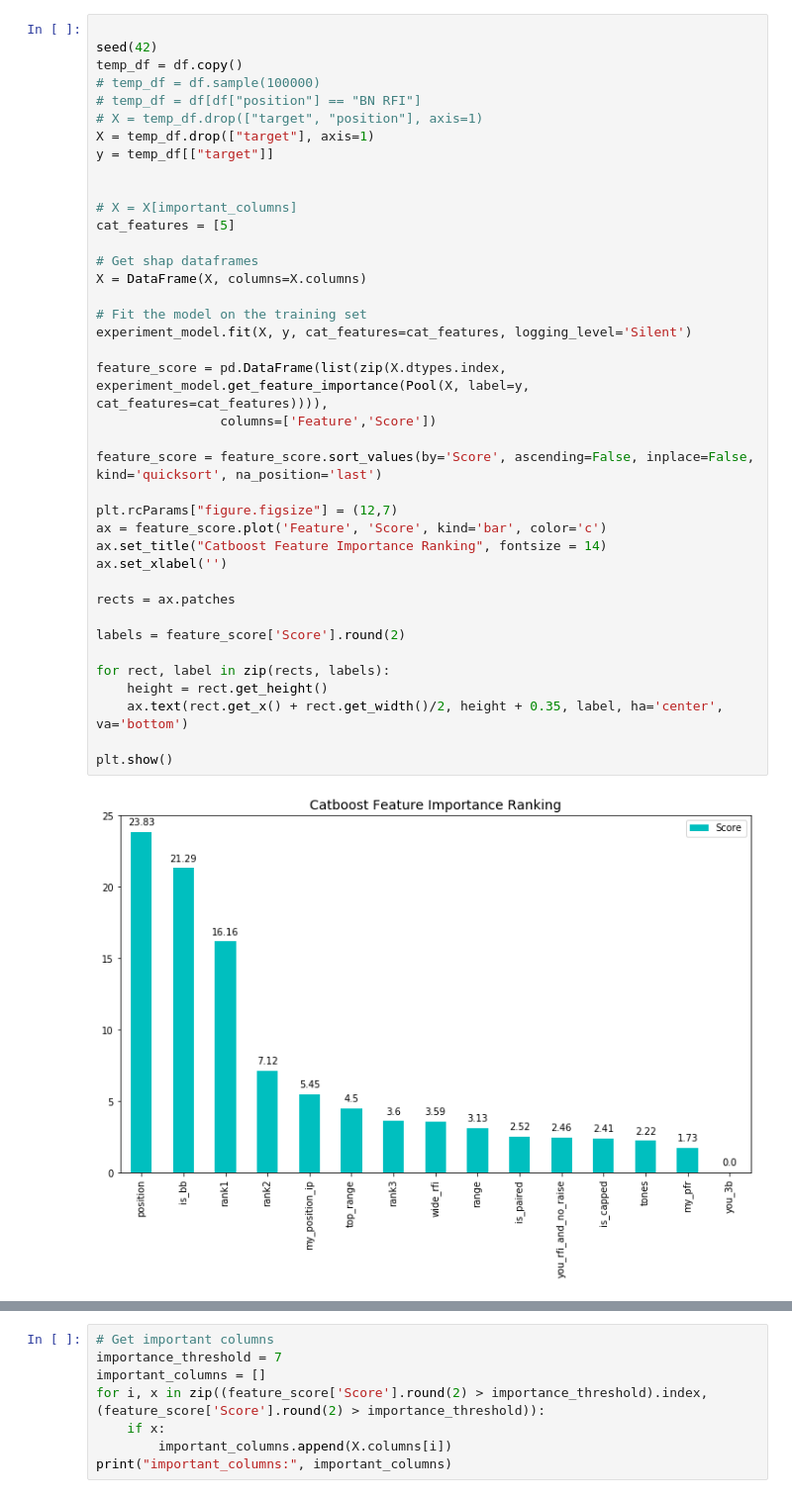
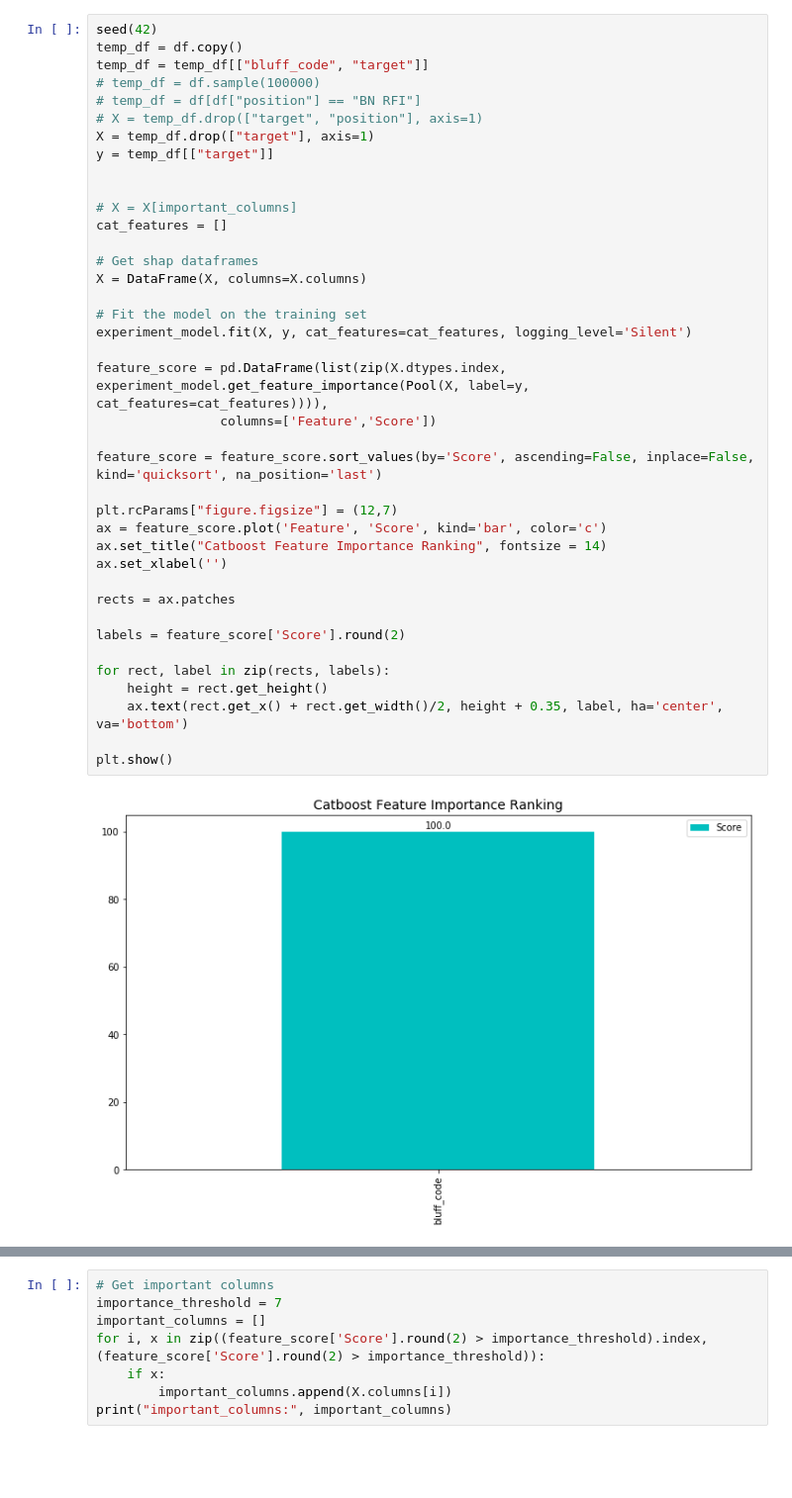
Before and after one commit to Peter-32/hand_study, a Jupyter notebook: notebooks/7.final_ml.ipynb, the cells around one changed output, grey strips where cells are left out. Shown at 99% size. Drawn from its saved outputs; the diff is of its cells as text; blank space fills up the shorter version.

```diff
--- a/notebooks/7.final_ml.ipynb
+++ b/notebooks/7.final_ml.ipynb
@@ -28,7 +33,7 @@ df = pd.read_csv("../data/interim/train.csv")
 # %%
-
 seed(42)
 temp_df = df.copy()
+temp_df = temp_df[["bluff_code", "target"]]
 # temp_df = df.sample(100000)
 # temp_df = df[df["position"] == "BN RFI"]
 # X = temp_df.drop(["target", "position"], axis=1)
@@ -37,35 +42,35 @@ y = temp_df[["target"]]
 
 
 # X = X[important_columns]
-cat_features = [5]
+cat_features = []
 
 # Get shap dataframes
 X = DataFrame(X, columns=X.columns)
 
 # Fit the model on the training set
 experiment_model.fit(X, y, cat_features=cat_features, logging_level='Silent')
 
 feature_score = pd.DataFrame(list(zip(X.dtypes.index, experiment_model.get_feature_importance(Pool(X, label=y, cat_features=cat_features)))),
                 columns=['Feature','Score'])
 
 feature_score = feature_score.sort_values(by='Score', ascending=False, inplace=False, kind='quicksort', na_position='last')
 
 plt.rcParams["figure.figsize"] = (12,7)
 ax = feature_score.plot('Feature', 'Score', kind='bar', color='c')
 ax.set_title("Catboost Feature Importance Ranking", fontsize = 14)
 ax.set_xlabel('')
 
 rects = ax.patches
 
 labels = feature_score['Score'].round(2)
 
 for rect, label in zip(rects, labels):
     height = rect.get_height()
     ax.text(rect.get_x() + rect.get_width()/2, height + 0.35, label, ha='center', va='bottom')
 
 plt.show()
 # %% [output]
-[figure, old version]
+[figure, new version]
 # %%
 pred_y = experiment_model.predict(X)
 from sklearn.metrics import mean_squared_error
```
Also changed, not shown: parts of 3 cells of this notebook, 9 other files.
